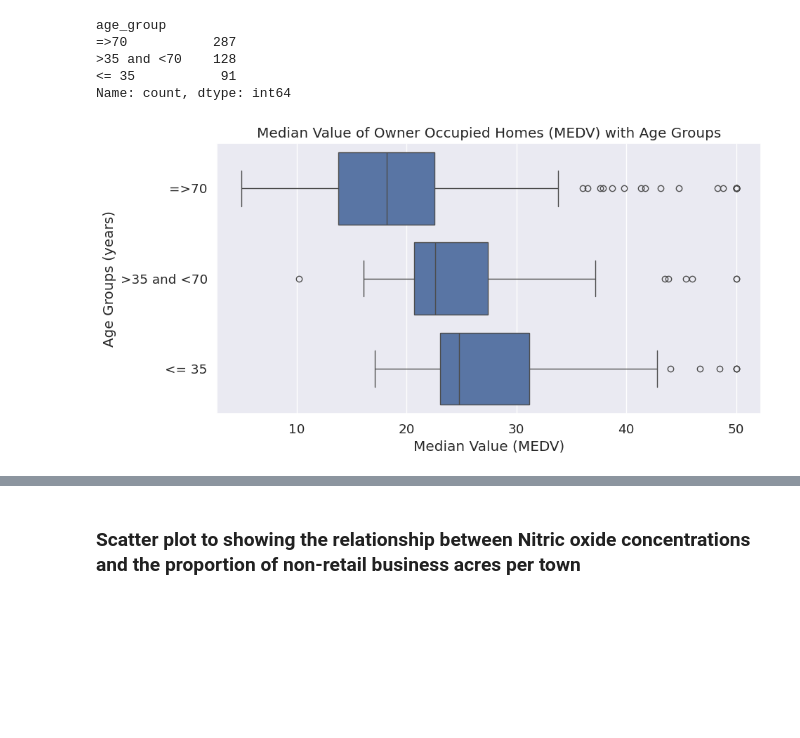
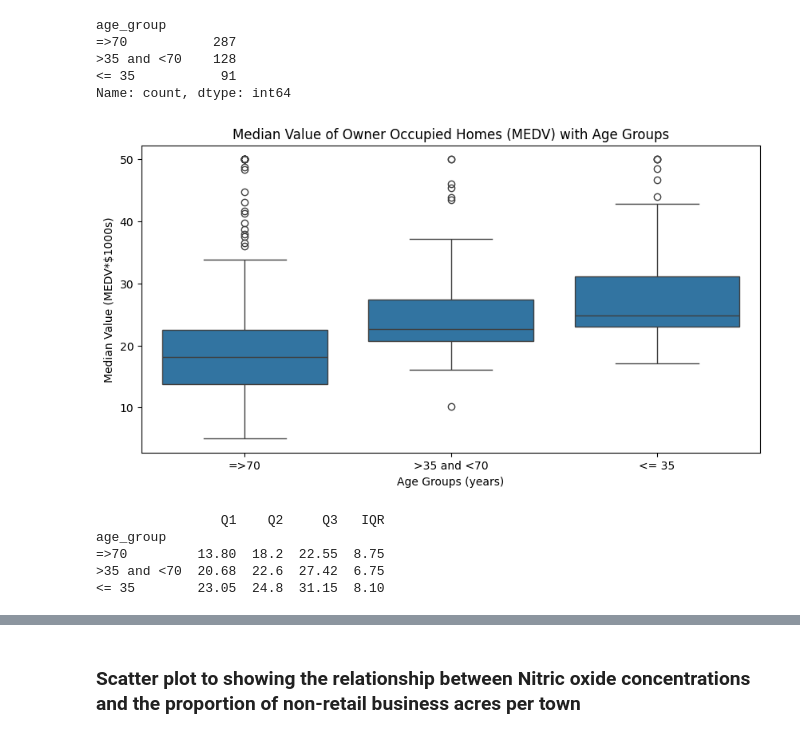
Before and after one commit to Doctoroma/IBMDS_OMA, a Jupyter notebook: DS Statistics with Python_Peer_Graded_Assignment_OMA.jupyterlite.ipynb, the cells around one changed output, grey strips where cells are left out. Drawn from its saved outputs; the diff is of its cells as text; code cells hidden in the pictures; blank space fills up the shorter version.

```diff
--- a/DS Statistics with Python_Peer_Graded_Assignment_OMA.jupyterlite.ipynb
+++ b/DS Statistics with Python_Peer_Graded_Assignment_OMA.jupyterlite.ipynb
@@ -278,11 +316,29 @@ Name: count, dtype: int64
 # %%
 # Create boxplot
 
 plt.figure(figsize=(10,5))
-sns.boxplot(x=df.MEDV, y=df.age_group, data=df)
+sns.boxplot(x=df.age_group, y=df.MEDV, data=df)
 plt.title('Median Value of Owner Occupied Homes (MEDV) with Age Groups')
-plt.xlabel('Median Value (MEDV)')
-plt.ylabel('Age Groups (years)')
+plt.xlabel('Age Groups (years)')
+plt.ylabel('Median Value (MEDV*$1000s)')
+
 plt.show()
 # %% [output]
-[figure, old version]
+[figure, new version]
+# %%
+# Key descriptive statistics from the boxplot
+summary = (df
+           .groupby('age_group')['MEDV']
+           .agg(
+               Q1=lambda s: s.dropna().quantile(0.25),
+               Q2='median',
+               Q3=lambda s: s.dropna().quantile(0.75))
+           .assign(IQR=lambda d: d['Q3'] - d['Q1']).round(2))
+
+print(summary)
+# %% [output]
+                Q1    Q2     Q3   IQR
+age_group
+=>70         13.80  18.2  22.55  8.75
+>35 and <70  20.68  22.6  27.42  6.75
+<= 35        23.05  24.8  31.15  8.10
```
Also changed, not shown: parts of 11 cells of this notebook.
